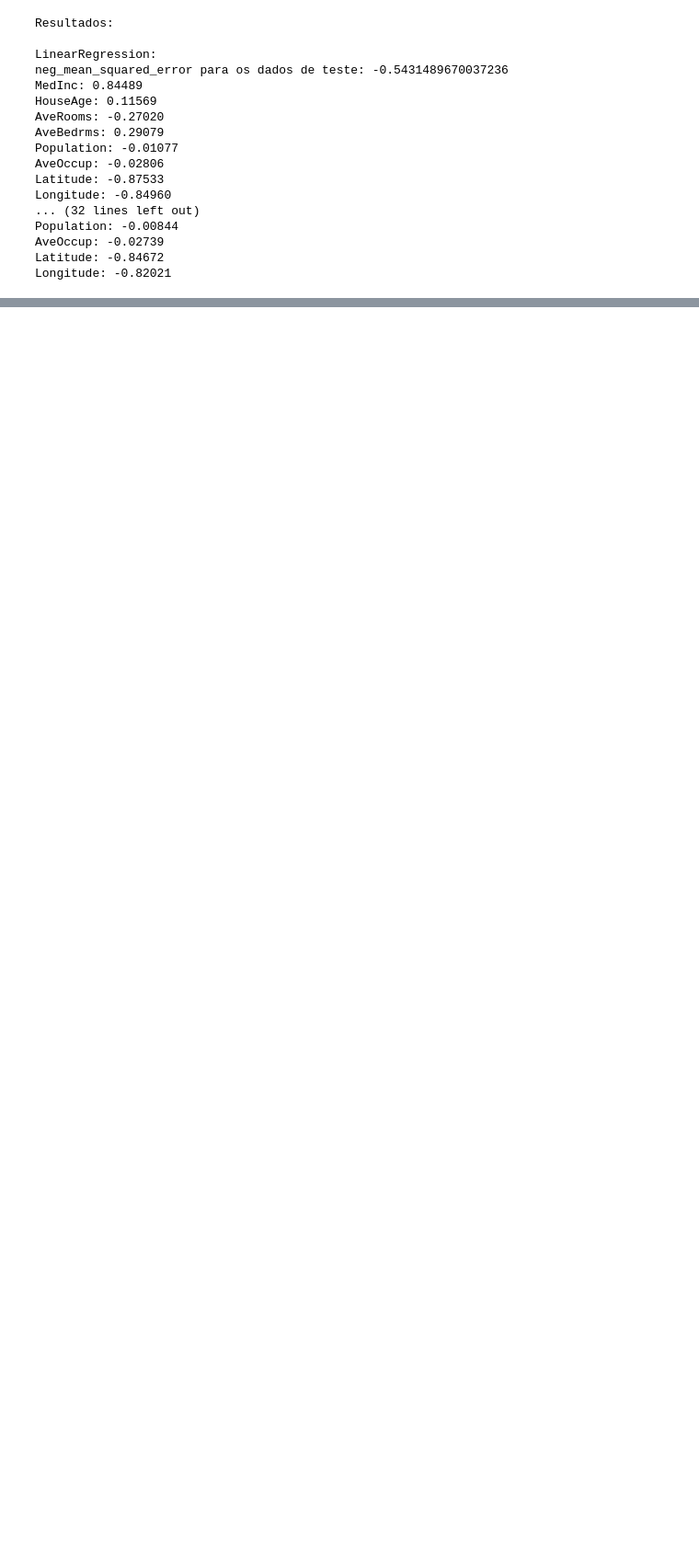
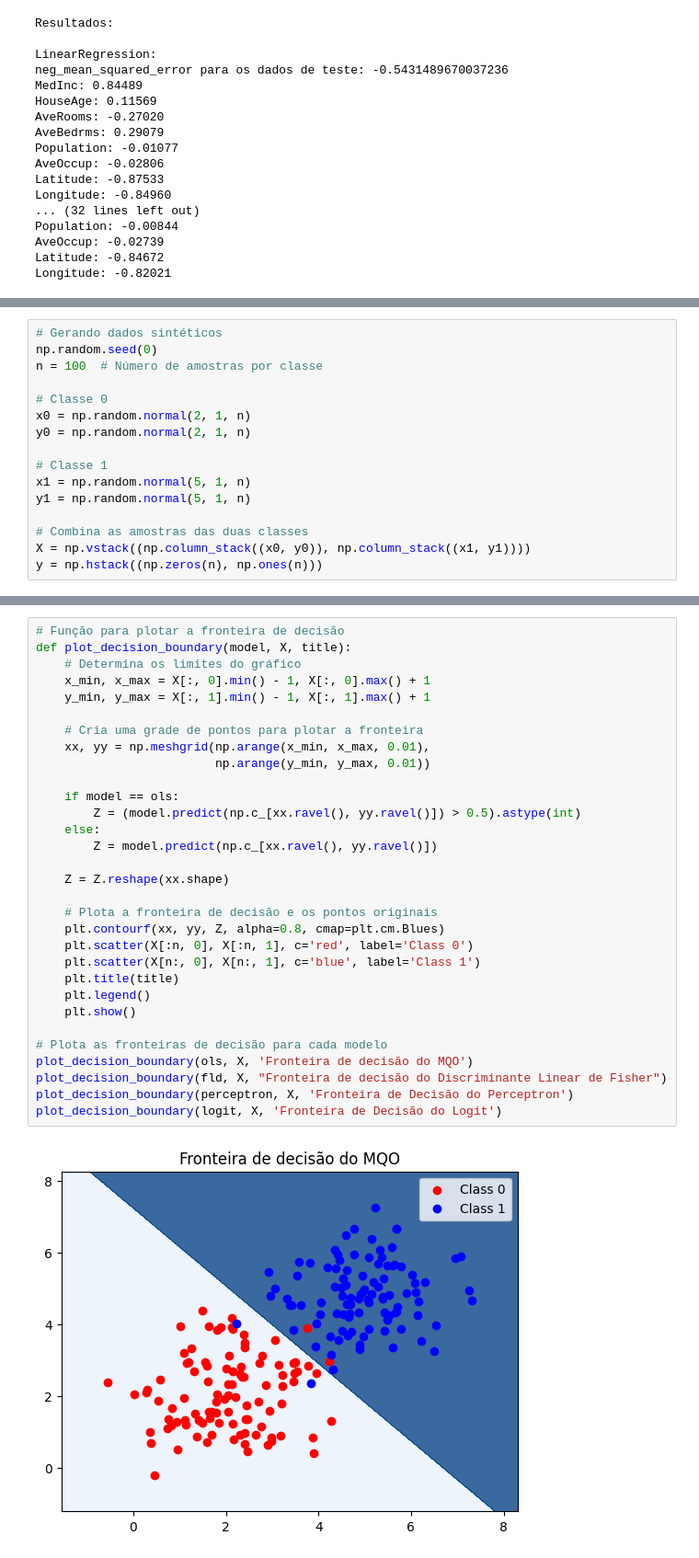
Before and after one commit to r2nery/ml-comp-methods, a Jupyter notebook: modulo-3.ipynb, the cells around one changed output, grey strips where cells are left out. Shown at 92% size. Drawn from its saved outputs; the diff is of its cells as text; blank space fills up the shorter version.

```diff
--- a/modulo-3.ipynb
+++ b/modulo-3.ipynb
@@ -886,0 +901,16 @@ Longitude: -0.82021
+# %%
+# Gerando dados sintéticos
+np.random.seed(0)
+n = 100  # Número de amostras por classe
+
+# Classe 0
+x0 = np.random.normal(2, 1, n)
+y0 = np.random.normal(2, 1, n)
+
+# Classe 1
+x1 = np.random.normal(5, 1, n)
+y1 = np.random.normal(5, 1, n)
+
+# Combina as amostras das duas classes
+X = np.vstack((np.column_stack((x0, y0)), np.column_stack((x1, y1))))
+y = np.hstack((np.zeros(n), np.ones(n)))
@@ -886,0 +946,33 @@ Longitude: -0.82021
+# %%
+# Função para plotar a fronteira de decisão
+def plot_decision_boundary(model, X, title):
+    # Determina os limites do gráfico
+    x_min, x_max = X[:, 0].min() - 1, X[:, 0].max() + 1
+    y_min, y_max = X[:, 1].min() - 1, X[:, 1].max() + 1
+
+    # Cria uma grade de pontos para plotar a fronteira
+    xx, yy = np.meshgrid(np.arange(x_min, x_max, 0.01),
+                         np.arange(y_min, y_max, 0.01))
+
+    if model == ols:
+        Z = (model.predict(np.c_[xx.ravel(), yy.ravel()]) > 0.5).astype(int)
+    else:
+        Z = model.predict(np.c_[xx.ravel(), yy.ravel()])
+
+    Z = Z.reshape(xx.shape)
+
+    # Plota a fronteira de decisão e os pontos originais
+    plt.contourf(xx, yy, Z, alpha=0.8, cmap=plt.cm.Blues)
+    plt.scatter(X[:n, 0], X[:n, 1], c='red', label='Class 0')
+    plt.scatter(X[n:, 0], X[n:, 1], c='blue', label='Class 1')
+    plt.title(title)
+    plt.legend()
+    plt.show()
+
+# Plota as fronteiras de decisão para cada modelo
+plot_decision_boundary(ols, X, 'Fronteira de decisão do MQO')
+plot_decision_boundary(fld, X, "Fronteira de decisão do Discriminante Linear de Fisher")
+plot_decision_boundary(perceptron, X, 'Fronteira de Decisão do Perceptron')
+plot_decision_boundary(logit, X, 'Fronteira de Decisão do Logit')
+# %% [output]
+[figure, added]
```
Also changed, not shown: parts of 28 cells of this notebook.
